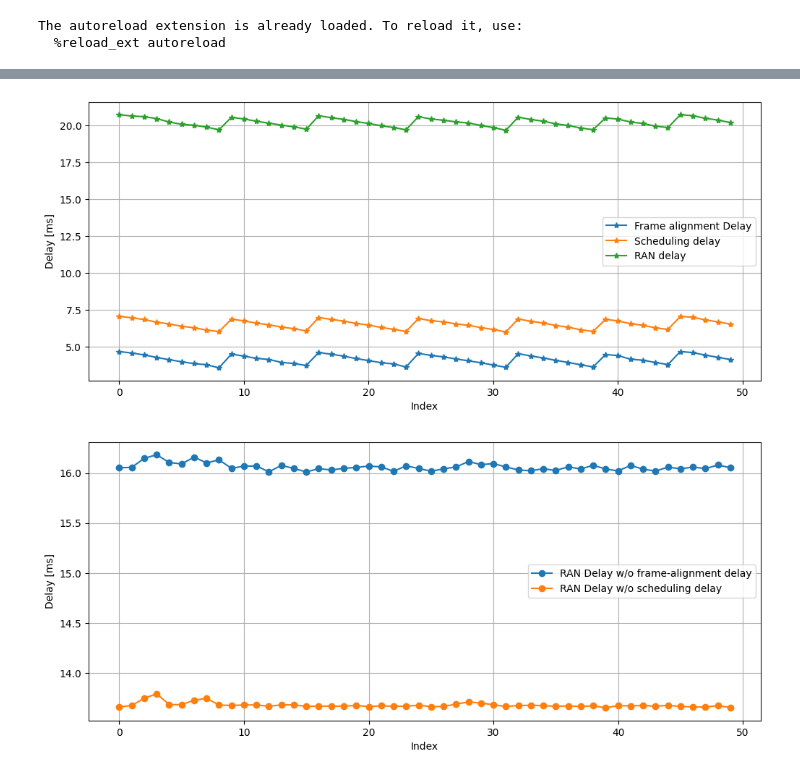
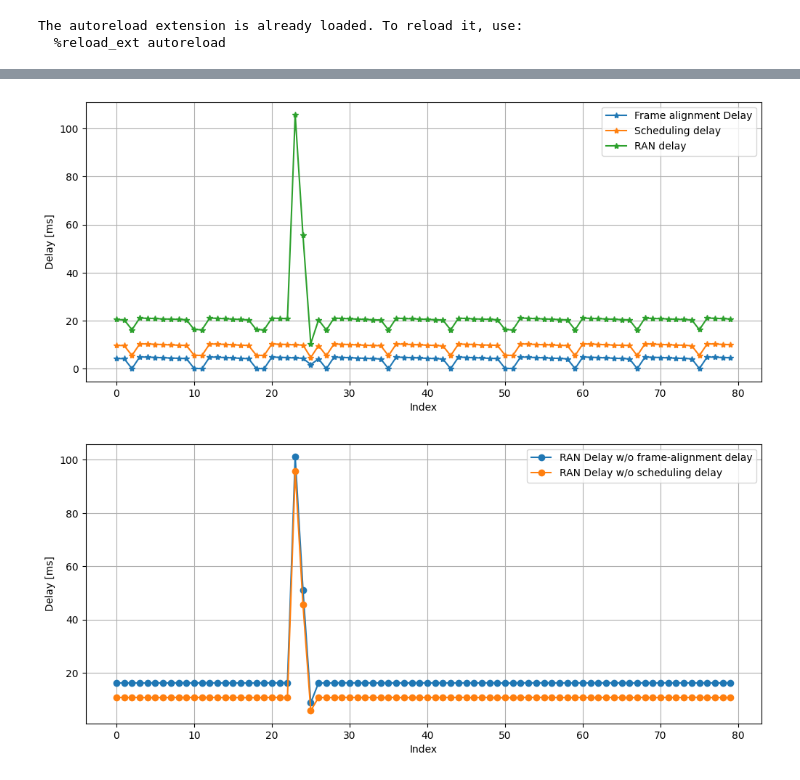
Before and after one commit to gourav-prateek-sharma/meas-visualization, a Jupyter notebook: plots.ipynb, the cells around one changed output, grey strips where cells are left out. Cells and saved outputs as stored; diff of their text form; code cells hidden in the pictures.

Commit message:
fixed scheduling delay

```diff
--- a/plots.ipynb
+++ b/plots.ipynb
@@ -57,8 +57,15 @@ sched_analyzer = ULSchedulingAnalyzer(
 begin_ts = sched_analyzer.first_ts
 end_ts = sched_analyzer.last_ts
 sched_arr = sched_analyzer.find_resource_schedules_from_ts(begin_ts, end_ts)
-sched_sorted_list = SortedList([sched['schedule_ts'] for sched in sched_arr])
+sched_sorted_dict = SortedDict({sched['decision_ts']: sched for sched in sched_arr})
 bsrupd_arr = sched_analyzer.find_bsr_upd_from_ts(begin_ts, end_ts)
 sr_tx_arr = sched_analyzer.find_sr_tx_from_ts(begin_ts, end_ts)
 bsr_tx_arr = sched_analyzer.find_bsr_tx_from_ts(begin_ts, end_ts)
 sr_bsr_tx_sorted_list = SortedList([sr_tx['timestamp'] for sr_tx in sr_tx_arr]+[bsr_tx['timestamp'] for bsr_tx in bsr_tx_arr])
+
+chan_analyzer = ULChannelAnalyzer(DB_FILE)
+begin_ts = chan_analyzer.first_ts
+end_ts = chan_analyzer.last_ts
+WINDOW_LEN_SECONDS = 2
+mcs_arr = chan_analyzer.find_mcs_from_ts(begin_ts,begin_ts+WINDOW_LEN_SECONDS)
+tb_arr = chan_analyzer.find_mac_attempts_from_ts(begin_ts,begin_ts+WINDOW_LEN_SECONDS)
@@ -70,10 +79,10 @@ receive_ts = (receive_ts)/1e6
 idt = (send_ts[1:-1]-send_ts[0:-2])
 e2e_delays = receive_ts-send_ts
 frame_alignment_delays = np.array(list({packet['id']: get_frame_alignment_delay(packet, sr_bsr_tx_sorted_list, slots_per_frame=20, slots_duration_ms=0.5) for packet in packets if get_frame_alignment_delay(packet, sr_bsr_tx_sorted_list, slots_per_frame=20, slots_duration_ms=0.5)!=None}.values()))
-scheduling_delays = np.array(list({packet['id']: get_scheduling_delay(packet, sched_sorted_list, slots_per_frame=20, slots_duration_ms=0.5) for packet in packets if get_scheduling_delay(packet, sched_sorted_list, slots_per_frame=20, slots_duration_ms=0.5)!=None}.values()))
+scheduling_delays = np.array(list({packet['id']: get_scheduling_delay(packet, sched_sorted_dict, slots_per_frame=20, slots_duration_ms=0.5) for packet in packets if get_scheduling_delay(packet, sched_sorted_dict, slots_per_frame=20, slots_duration_ms=0.5)!=None}.values()))
 ran_delays = np.array(list({packet['id']: get_ran_delay(packet) for packet in packets if get_ran_delay(packet)!=None}.values()))
 ran_delays_wo_frame_alignment_delay = np.array(list({packet['id']: get_ran_delay_wo_frame_alignment_delay(packet, sr_bsr_tx_sorted_list, slots_per_frame=20, slots_duration_ms=0.5) for packet in packets if get_ran_delay_wo_frame_alignment_delay(packet, sr_bsr_tx_sorted_list, slots_per_frame=20, slots_duration_ms=0.5)!=None}.values()))
-ran_delays_wo_scheduling_delay = np.array(list({packet['id']: get_ran_delay_wo_scheduling_delay(packet, sched_sorted_list, slots_per_frame=20, slots_duration_ms=0.5) for packet in packets if get_ran_delay_wo_scheduling_delay(packet, sched_sorted_list, slots_per_frame=20, slots_duration_ms=0.5)!=None}.values()))
+ran_delays_wo_scheduling_delay = np.array(list({packet['id']: get_ran_delay_wo_scheduling_delay(packet, sched_sorted_dict, slots_per_frame=20, slots_duration_ms=0.5) for packet in packets if get_ran_delay_wo_scheduling_delay(packet, sched_sorted_dict, slots_per_frame=20, slots_duration_ms=0.5)!=None}.values()))
 queueing_delays = np.array(list({packet['id']: get_queueing_delay(packet) for packet in packets if get_queueing_delay(packet)!=None}.values()))
 retx_delays = np.array(list({packet['id']: get_retx_delay(packet) for packet in packets if get_retx_delay(packet)!=None}.values()))
 # %%
@@ -128,7 +137,7 @@ No artists with labels found to put in legend.  Note that artists whose label st
 ... (4 outputs left out)
 # %%
 # plotting for frame alignment delay and scheduling delay
-index_range = slice(1000, 1050)
+index_range = slice(1000, 1080)
 SKIP_FIRST = 1000
 SKIP_LAST = 100
 
@@ -150,32 +159,32 @@ ax.grid(True)
 # Adding legend
 ax.legend()
 
 # Save the plot
 plt.savefig(f"{PLOTS_DIR}ran_delay_timeseries.png", dpi=300, bbox_inches='tight')
 
 # Display the plot
 plt.show()
 
 ## ran delay without frame alignment delay and scheduling
 # Create a figure and axes
 fig, ax = plt.subplots(figsize=(12,5))
 
 # Plotting each data set with different markers
 ax.plot(ran_delays[index_range]-frame_alignment_delays[index_range], marker='o', label='RAN Delay w/o frame-alignment delay')
 ax.plot(ran_delays[index_range]-scheduling_delays[index_range], marker='o', label='RAN Delay w/o scheduling delay')
 
 # Adding labels and title
 ax.set_xlabel('Index')
 ax.set_ylabel('Delay [ms]')
 
 # Adding grid
 ax.grid(True)
 
 # Adding legend
 ax.legend()
 
 # Save the plot
 plt.savefig(f"{PLOTS_DIR}ran_delay_wo_scheduling_timeseries.png", dpi=300, bbox_inches='tight')
 # %% [output]
-[figure, old version]
+[figure, new version]
-[figure, old version]
+[figure, new version]
```
Also changed, not shown: parts of 4 cells of this notebook, 1 other file.
